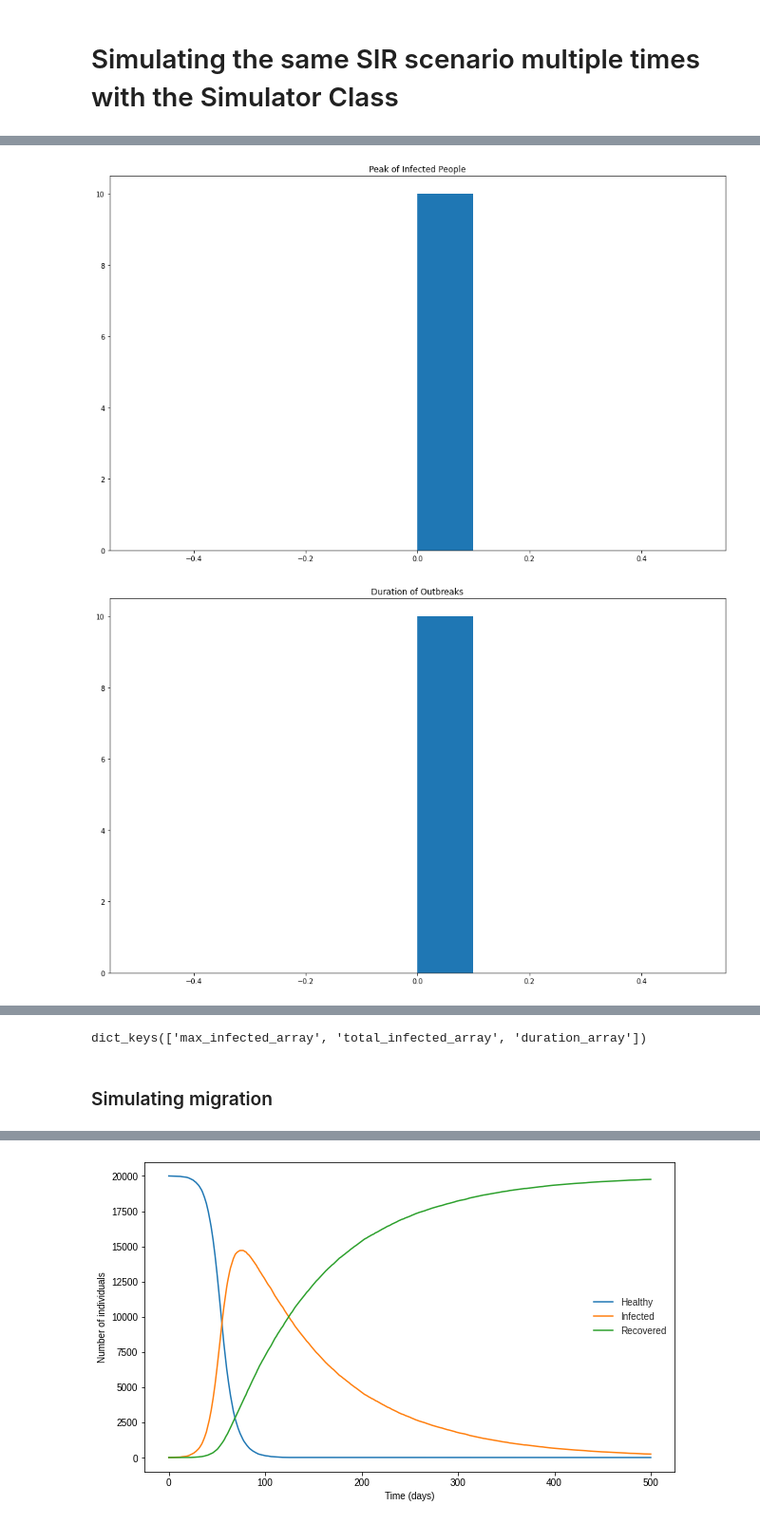
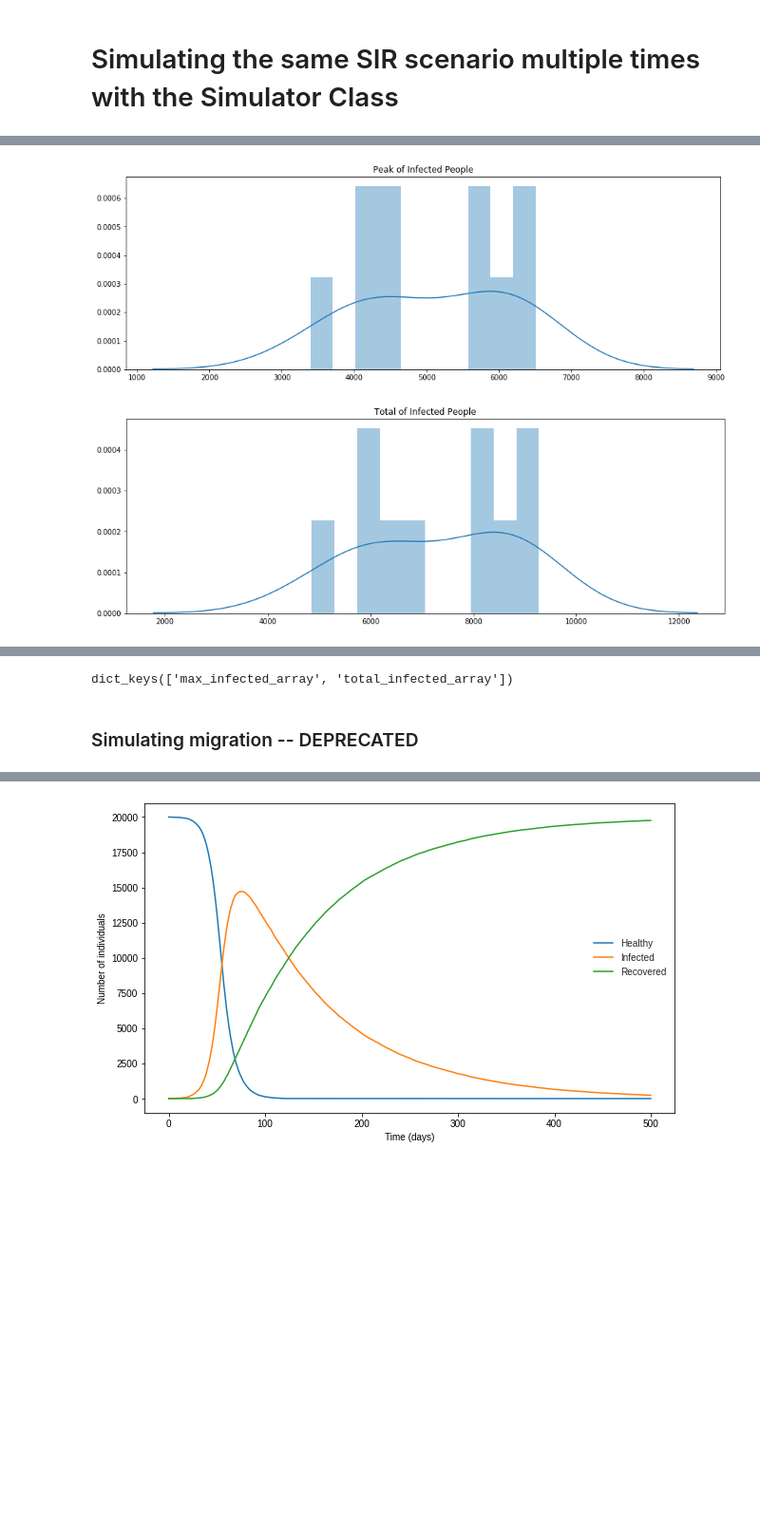
Before and after one commit to DiegoGH117/cellare, a Jupyter notebook: cellareExamples.ipynb, the cells around one changed output, grey strips where cells are left out. Shown: that part at 95% size. Drawn from its saved outputs; the diff is of its cells as text; code cells hidden in the pictures; blank space fills up the shorter version.

```diff
--- a/cellareExamples.ipynb
+++ b/cellareExamples.ipynb
@@ -324,22 +77,22 @@ s1.multipleSimulationsOfSameSIRScenario(500, 10, 1, plot=True)
 # %%
 # get the dictionary with the results for this community
 com2SimulationsResultsDict = s1.resultsDict[com2.getName()]
 
 bins = 10
 # show histograms of the simulations' peaks and outbreaks' durations, as well as the total of sick people throughout the duration of the outbreak
-plt.hist(com2SimulationsResultsDict['max_infected_array'], bins=bins)
+sns.distplot(com2SimulationsResultsDict['max_infected_array'], bins=bins)
 plt.title('Peak of Infected People')
 plt.show()
 
-plt.hist(com2SimulationsResultsDict['duration_array'], bins=bins)
-plt.title('Duration of Outbreaks')
-plt.show()
+#plt.hist(com2SimulationsResultsDict['duration_array'], bins=bins)
+#plt.title('Duration of Outbreaks')
+#plt.show()
 
-plt.hist(com2SimulationsResultsDict['total_infected_array'], bins=bins)
+sns.distplot(com2SimulationsResultsDict['total_infected_array'], bins=bins)
 plt.title('Total of Infected People')
 plt.show()
 
 com2SimulationsResultsDict.keys()
 # %% [output]
-[figure, old version]
+[figure, new version]
-[figure, old version]
+[figure, new version]
@@ -347,6 +99,6 @@ com2SimulationsResultsDict.keys()
-dict_keys(['max_infected_array', 'total_infected_array', 'duration_array'])
+dict_keys(['max_infected_array', 'total_infected_array'])
 # %% [markdown]
-### Simulating migration
+### Simulating migration -- DEPRECATED
 # %%
 # create community with no infected people
 com1 = Community('com1', 100)
```
Also changed, not shown: parts of 13 cells of this notebook, 2 other files.
